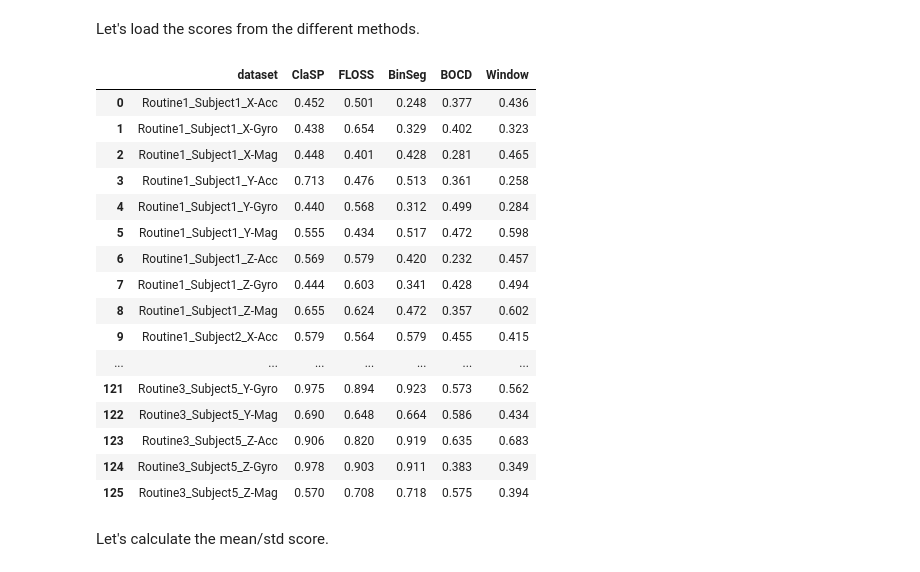
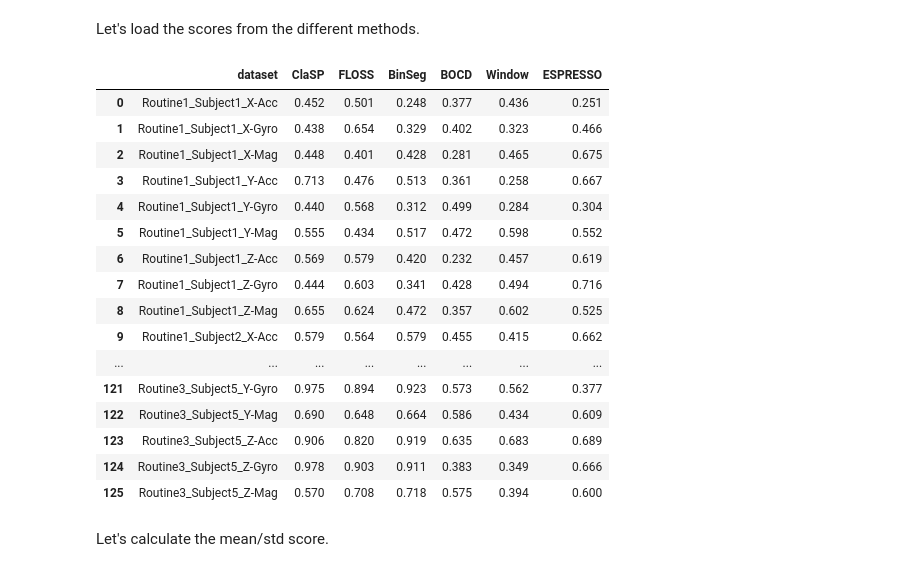
Before and after one commit to ermshaua/mobile-sensing-human-activity-data-set, a Jupyter notebook: notebooks/competitor.ipynb, the cells around one changed output. Saved outputs shown, nothing was run; the diff lists cells and outputs as text; code cells hidden in the pictures.

```diff
--- a/notebooks/competitor.ipynb
+++ b/notebooks/competitor.ipynb
@@ -38,40 +38,40 @@ df_mosad = load_mosad_dataset()
 # %% [markdown]
 Let's load the scores from the different methods.
 # %%
-competitors = ["ClaSP", "FLOSS", "BinSeg", "BOCD", "Window"] #
+competitors = ["ClaSP", "FLOSS", "BinSeg", "BOCD", "Window", "ESPRESSO"] #
 methods = list()
 
 for candidate_name in competitors:
     methods.append((candidate_name, f"{candidate_name}.csv.gz"))
 
 for idx, (name, file_name) in enumerate(methods):
     methods[idx] = name, pd.read_csv(f"../experiments/competitor/{file_name}", usecols=["dataset", eval_score], compression="gzip")
 
 df_scores = pd.DataFrame()
 
 for name, df in methods:
     df_scores["dataset"] = df.dataset
     df_scores[name] = df[eval_score]
 
 df_scores
 # %% [output]
-|  | dataset | ClaSP | FLOSS | BinSeg | BOCD | Window |
-| 0 | Routine1_Subject1_X-Acc | 0.452 | 0.501 | 0.248 | 0.377 | 0.436 |
-| 1 | Routine1_Subject1_X-Gyro | 0.438 | 0.654 | 0.329 | 0.402 | 0.323 |
-| 2 | Routine1_Subject1_X-Mag | 0.448 | 0.401 | 0.428 | 0.281 | 0.465 |
-| 3 | Routine1_Subject1_Y-Acc | 0.713 | 0.476 | 0.513 | 0.361 | 0.258 |
-| 4 | Routine1_Subject1_Y-Gyro | 0.440 | 0.568 | 0.312 | 0.499 | 0.284 |
-| 5 | Routine1_Subject1_Y-Mag | 0.555 | 0.434 | 0.517 | 0.472 | 0.598 |
-| 6 | Routine1_Subject1_Z-Acc | 0.569 | 0.579 | 0.420 | 0.232 | 0.457 |
-| 7 | Routine1_Subject1_Z-Gyro | 0.444 | 0.603 | 0.341 | 0.428 | 0.494 |
-| 8 | Routine1_Subject1_Z-Mag | 0.655 | 0.624 | 0.472 | 0.357 | 0.602 |
-| 9 | Routine1_Subject2_X-Acc | 0.579 | 0.564 | 0.579 | 0.455 | 0.415 |
-| ... | ... | ... | ... | ... | ... | ... |
-| 121 | Routine3_Subject5_Y-Gyro | 0.975 | 0.894 | 0.923 | 0.573 | 0.562 |
-| 122 | Routine3_Subject5_Y-Mag | 0.690 | 0.648 | 0.664 | 0.586 | 0.434 |
-| 123 | Routine3_Subject5_Z-Acc | 0.906 | 0.820 | 0.919 | 0.635 | 0.683 |
-| 124 | Routine3_Subject5_Z-Gyro | 0.978 | 0.903 | 0.911 | 0.383 | 0.349 |
-| 125 | Routine3_Subject5_Z-Mag | 0.570 | 0.708 | 0.718 | 0.575 | 0.394 |
+|  | dataset | ClaSP | FLOSS | BinSeg | BOCD | Window | ESPRESSO |
+| 0 | Routine1_Subject1_X-Acc | 0.452 | 0.501 | 0.248 | 0.377 | 0.436 | 0.251 |
+| 1 | Routine1_Subject1_X-Gyro | 0.438 | 0.654 | 0.329 | 0.402 | 0.323 | 0.466 |
+| 2 | Routine1_Subject1_X-Mag | 0.448 | 0.401 | 0.428 | 0.281 | 0.465 | 0.675 |
+| 3 | Routine1_Subject1_Y-Acc | 0.713 | 0.476 | 0.513 | 0.361 | 0.258 | 0.667 |
+| 4 | Routine1_Subject1_Y-Gyro | 0.440 | 0.568 | 0.312 | 0.499 | 0.284 | 0.304 |
+| 5 | Routine1_Subject1_Y-Mag | 0.555 | 0.434 | 0.517 | 0.472 | 0.598 | 0.552 |
+| 6 | Routine1_Subject1_Z-Acc | 0.569 | 0.579 | 0.420 | 0.232 | 0.457 | 0.619 |
+| 7 | Routine1_Subject1_Z-Gyro | 0.444 | 0.603 | 0.341 | 0.428 | 0.494 | 0.716 |
+| 8 | Routine1_Subject1_Z-Mag | 0.655 | 0.624 | 0.472 | 0.357 | 0.602 | 0.525 |
+| 9 | Routine1_Subject2_X-Acc | 0.579 | 0.564 | 0.579 | 0.455 | 0.415 | 0.662 |
+| ... | ... | ... | ... | ... | ... | ... | ... |
+| 121 | Routine3_Subject5_Y-Gyro | 0.975 | 0.894 | 0.923 | 0.573 | 0.562 | 0.377 |
+| 122 | Routine3_Subject5_Y-Mag | 0.690 | 0.648 | 0.664 | 0.586 | 0.434 | 0.609 |
+| 123 | Routine3_Subject5_Z-Acc | 0.906 | 0.820 | 0.919 | 0.635 | 0.683 | 0.689 |
+| 124 | Routine3_Subject5_Z-Gyro | 0.978 | 0.903 | 0.911 | 0.383 | 0.349 | 0.666 |
+| 125 | Routine3_Subject5_Z-Mag | 0.570 | 0.708 | 0.718 | 0.575 | 0.394 | 0.600 |
 # %% [markdown]
 Let's calculate the mean/std score.
 # %%
```
Also changed, not shown: parts of 6 cells of this notebook, 3 other files.
